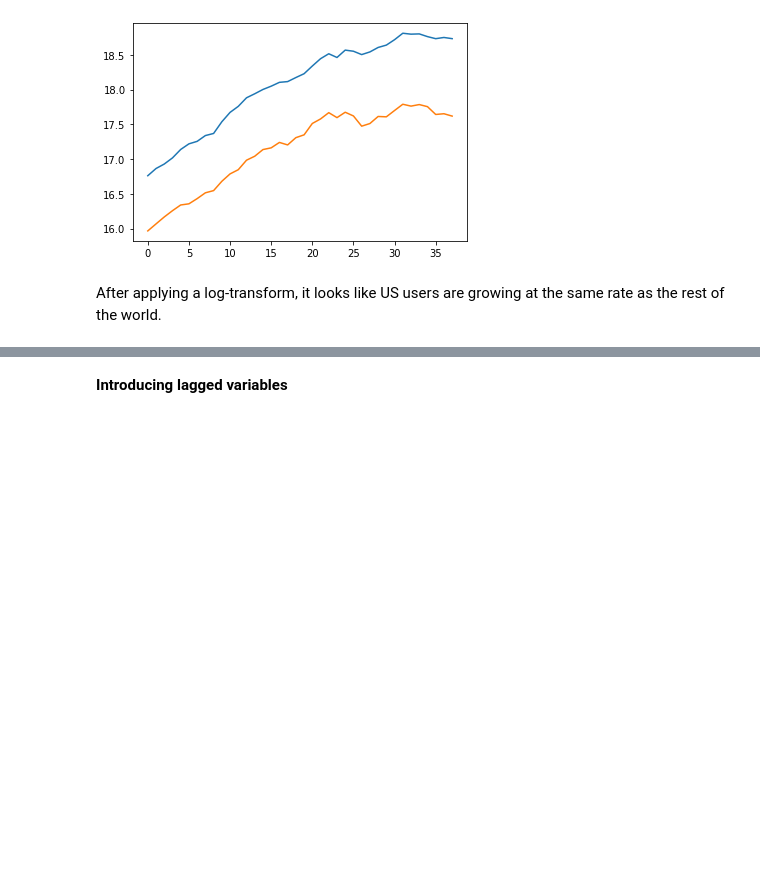
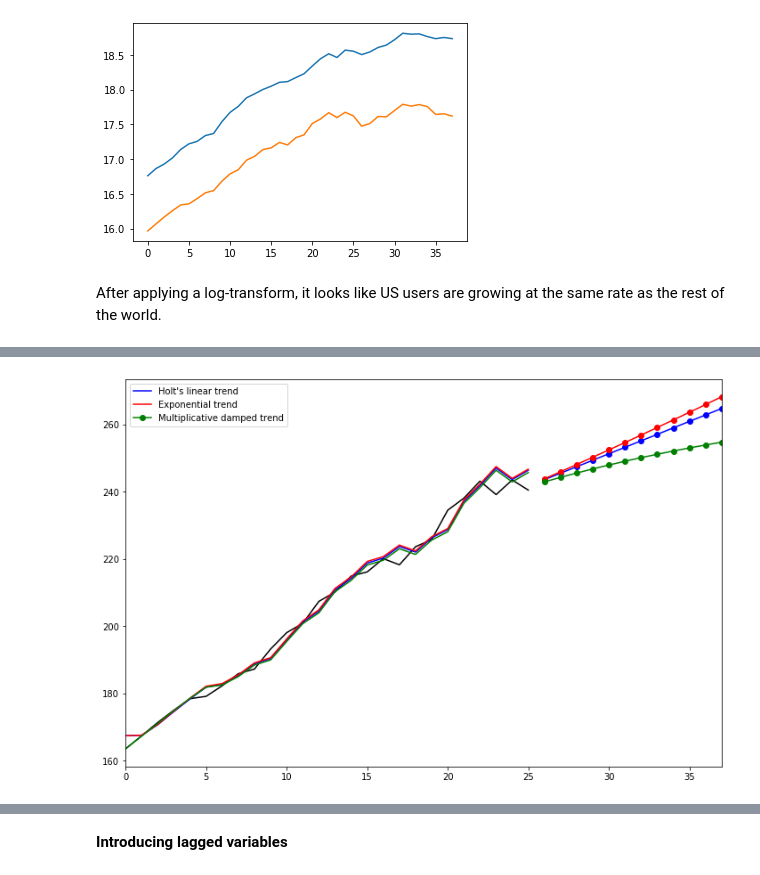
Before and after one commit to harizhisham/yahoo-tumblr, a Jupyter notebook: tumblr-acquistion-sol.ipynb, the cells around one changed output, grey strips where cells are left out. Drawn from its saved outputs; the diff is of its cells as text; code cells hidden in the pictures; blank space fills up the shorter version.

```diff
--- a/tumblr-acquistion-sol.ipynb
+++ b/tumblr-acquistion-sol.ipynb
@@ -118,0 +208,23 @@ After applying a log-transform, it looks like US users are growing at the same r
+# %%
+y2 = pd.DataFrame(bc.Y)[0]
+# %%
+# adapted from https://www.statsmodels.org/dev/examples/notebooks/generated/exponential_smoothing.html
+
+fit1 = Holt(y2).fit(smoothing_level=0.8, smoothing_slope=0.2, optimized=False)
+fcast1 = fit1.forecast(12).rename("Holt's linear trend")
+fit2 = Holt(y2, exponential=True).fit(smoothing_level=0.8, smoothing_slope=0.2, optimized=False)
+fcast2 = fit2.forecast(12).rename("Exponential trend")
+fit3 = Holt(y2, exponential=True, damped=True).fit(smoothing_level=0.8, smoothing_slope=0.2)
+fcast3 = fit3.forecast(12).rename("Multiplicative damped trend")
+
+ax = y2.plot(color="black", figsize=(12,8))
+fit1.fittedvalues.plot(ax=ax, color='blue')
+fcast1.plot(ax=ax, color='blue', marker="o", legend=True)
+fit2.fittedvalues.plot(ax=ax, color='red')
+fcast2.plot(ax=ax, color='red', marker="o", legend=True)
+fit3.fittedvalues.plot(ax=ax, color='green')
+fcast3.plot(ax=ax, color='green', marker="o", legend=True)
+
+plt.show()
+# %% [output]
+[figure, added]
```
Also changed, not shown: parts of 43 cells of this notebook.
